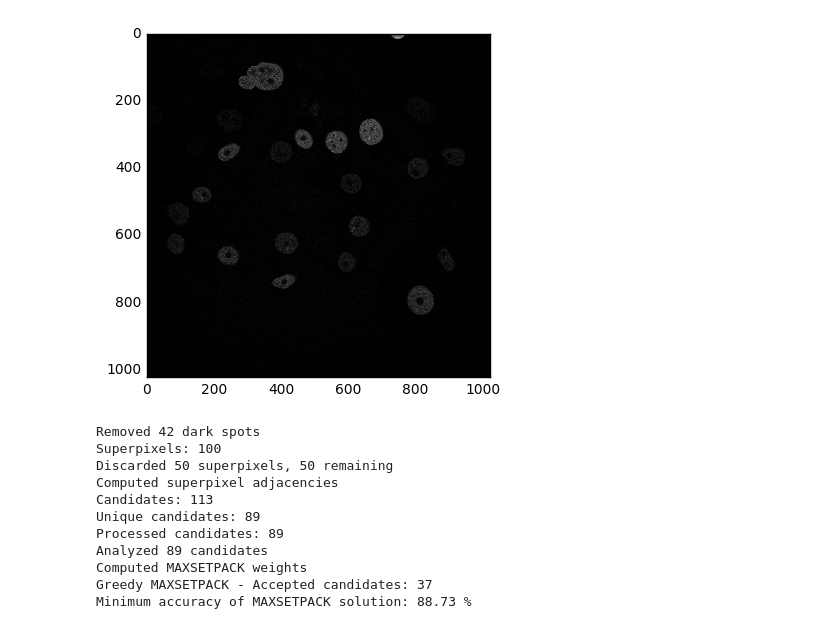
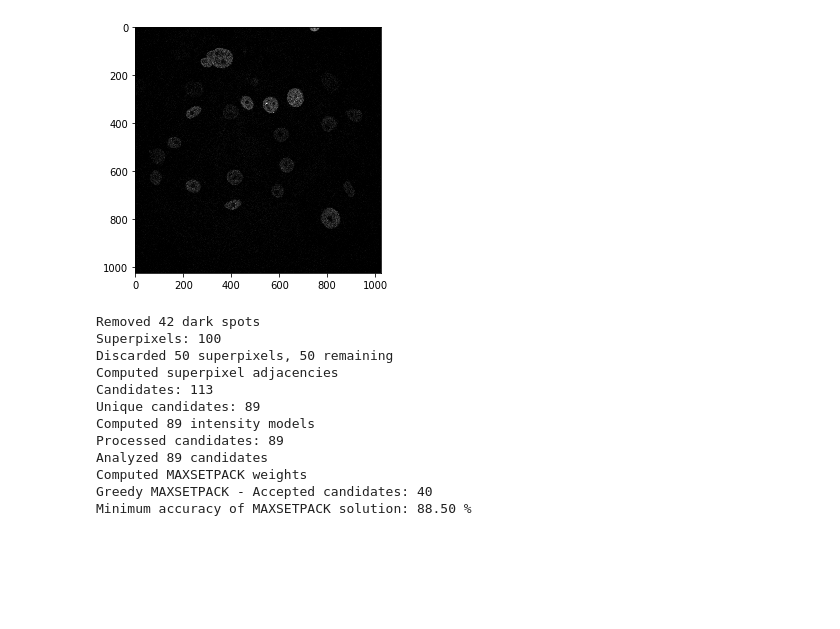
Before and after one commit to BMCV/SuperDSM, a Jupyter notebook: demo.ipynb, the cells around one changed output. Drawn from its saved outputs; the diff is of its cells as text; code cells hidden in the pictures; blank space fills up the shorter version.

```diff
--- a/demo.ipynb
+++ b/demo.ipynb
@@ -9,11 +9,11 @@ import gocell
 # %%
 pipeline = gocell.pipeline.create_default_pipeline(2)
 # %%
-g_raw = gocell.io.imread('~/Dokumente/data/isbi2013/N2DH-GOWT1/02/t%02d.tif' % 0)
+g_raw = gocell.io.imread('~/Documents/data/isbi2013/N2DH-GOWT1/02/t%02d.tif' % 0)
 imshow(g_raw, 'gray')
 tight_layout()
 # %% [output]
-[figure, old version]
+[figure, new version]
 # %%
 data, cfg = pipeline.process_image(g_raw, cfg={
         'preprocess': {
@@ -46,9 +46,10 @@ Discarded 50 superpixels, 50 remaining
 Computed superpixel adjacencies
 Candidates: 113
 Unique candidates: 89
+Computed 89 intensity models
 Processed candidates: 89
 Analyzed 89 candidates
 Computed MAXSETPACK weights
-Greedy MAXSETPACK - Accepted candidates: 37
-Minimum accuracy of MAXSETPACK solution: 88.73 %
+Greedy MAXSETPACK - Accepted candidates: 40
+Minimum accuracy of MAXSETPACK solution: 88.50 %
 # %%
```
Also changed, not shown: parts of 7 cells of this notebook, 16 other files.
